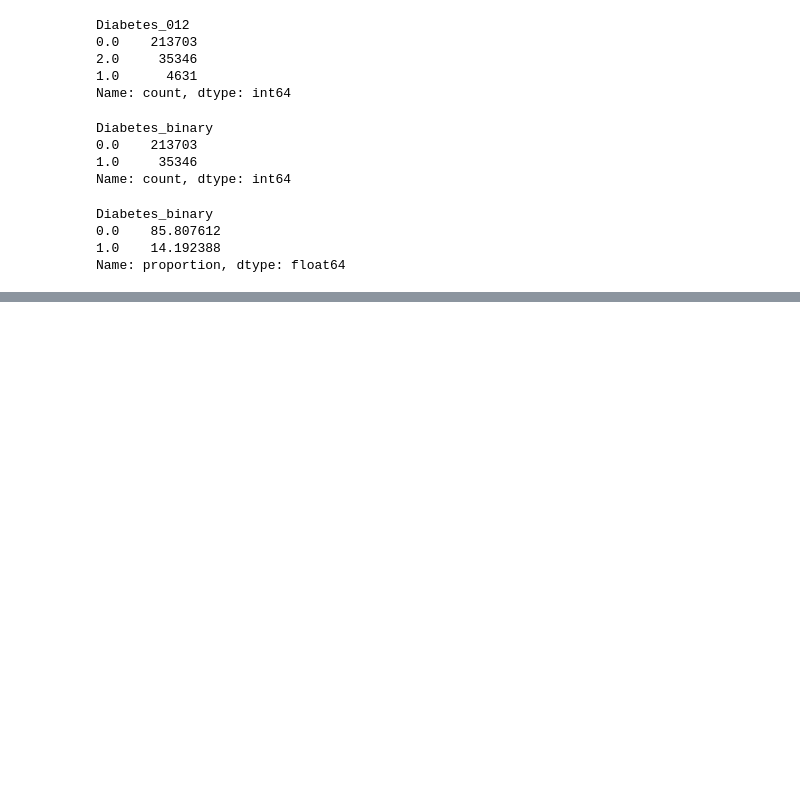
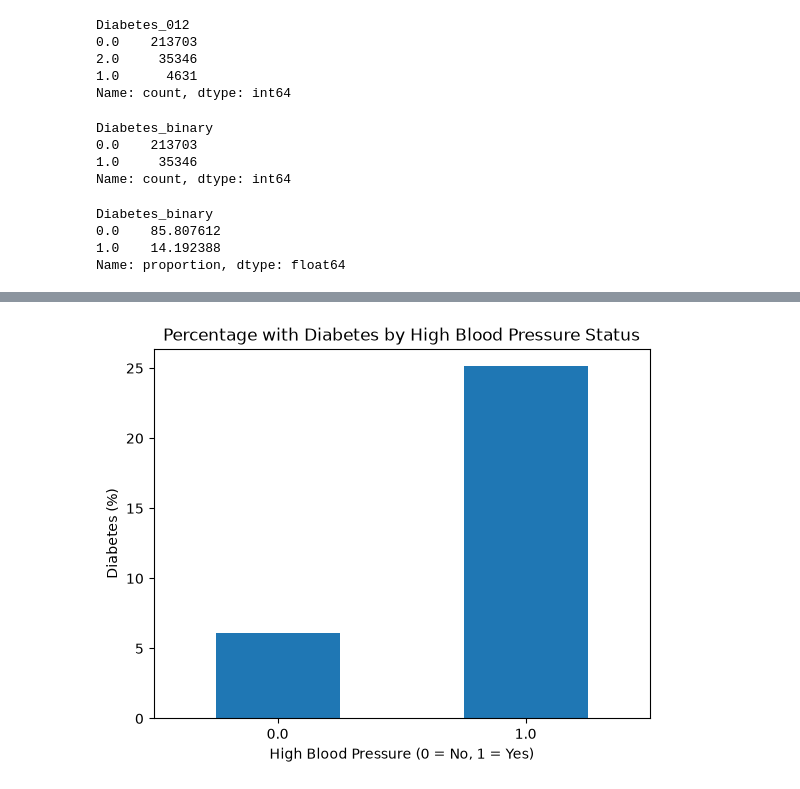
Before and after one commit to Yvesangwa/AI_labs, a Jupyter notebook: Final_project/Predicting_Diabetes_Status.ipynb, the cells around one changed output, grey strips where cells are left out. Cells and saved outputs as stored; diff of their text form; code cells hidden in the pictures; blank space fills up the shorter version.

```diff
--- a/Final_project/Predicting_Diabetes_Status.ipynb
+++ b/Final_project/Predicting_Diabetes_Status.ipynb
@@ -243,0 +278,18 @@ Name: proportion, dtype: float64
+# %%
+# High blood pressure and diabetes
+
+bp_diabetes = (
+    diabetes_binary
+    .groupby("HighBP")["Diabetes_binary"]
+    .mean() * 100
+)
+
+bp_diabetes.plot(kind="bar")
+
+plt.title("Percentage with Diabetes by High Blood Pressure Status")
+plt.xlabel("High Blood Pressure (0 = No, 1 = Yes)")
+plt.ylabel("Diabetes (%)")
+plt.xticks(rotation=0)
+plt.show()
+# %% [output]
+[figure, added]
```
Also changed, not shown: parts of 4 cells of this notebook.
